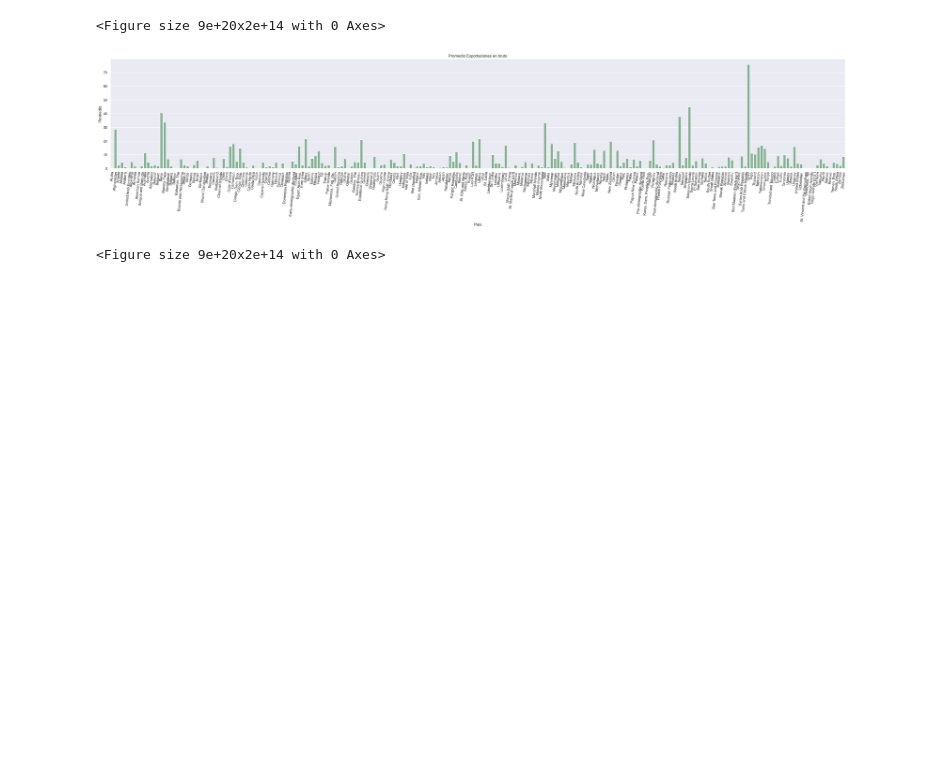
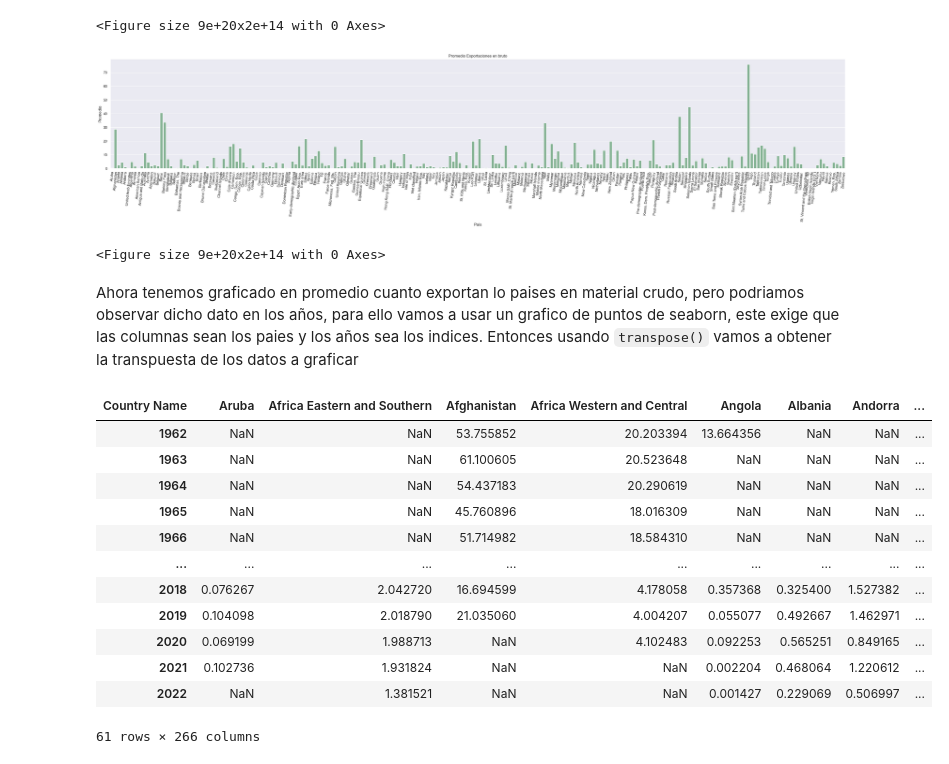
Before and after one commit to The-greenpanter/HenryDataPT10, a Jupyter notebook: CambioCliamticoImpactoAgricola/Analisisdedatos.ipynb, the cells around one changed output. Cells and saved outputs as stored; diff of their text form; code cells hidden in the pictures; blank space fills up the shorter version.

```diff
--- a/CambioCliamticoImpactoAgricola/Analisisdedatos.ipynb
+++ b/CambioCliamticoImpactoAgricola/Analisisdedatos.ipynb
@@ -515,3 +531,5 @@ plt.show()
 # %% [output]
 [figure]
 <Figure size 9e+20x2e+14 with 0 Axes>
+# %% [markdown]
+Ahora tenemos graficado en promedio cuanto exportan lo paises en material crudo, pero podriamos observar dicho dato en los años, para ello vamos a usar un grafico de puntos de seaborn, este exige que las columnas sean los paies y los años sea los indices. Entonces usando `transpose()` vamos a obtener la transpuesta de los datos a graficar
@@ -517,0 +540,16 @@ plt.show()
+# %%
+df_paragraficar
+# %% [output]
+| Country Name | Aruba | Africa Eastern and Southern | Afghanistan | Africa Western and Central | Angola | Albania | Andorra | ... |
+| 1962 | NaN | NaN | 53.755852 | 20.203394 | 13.664356 | NaN | NaN | ... |
+| 1963 | NaN | NaN | 61.100605 | 20.523648 | NaN | NaN | NaN | ... |
+| 1964 | NaN | NaN | 54.437183 | 20.290619 | NaN | NaN | NaN | ... |
+| 1965 | NaN | NaN | 45.760896 | 18.016309 | NaN | NaN | NaN | ... |
+| 1966 | NaN | NaN | 51.714982 | 18.584310 | NaN | NaN | NaN | ... |
+| ... | ... | ... | ... | ... | ... | ... | ... | ... |
+| 2018 | 0.076267 | 2.042720 | 16.694599 | 4.178058 | 0.357368 | 0.325400 | 1.527382 | ... |
+| 2019 | 0.104098 | 2.018790 | 21.035060 | 4.004207 | 0.055077 | 0.492667 | 1.462971 | ... |
+| 2020 | 0.069199 | 1.988713 | NaN | 4.102483 | 0.092253 | 0.565251 | 0.849165 | ... |
+| 2021 | 0.102736 | 1.931824 | NaN | NaN | 0.002204 | 0.468064 | 1.220612 | ... |
+| 2022 | NaN | 1.381521 | NaN | NaN | 0.001427 | 0.229069 | 0.506997 | ... |
+61 rows × 266 columns
```
Also changed, not shown: parts of 4 cells of this notebook, 2 other files.
